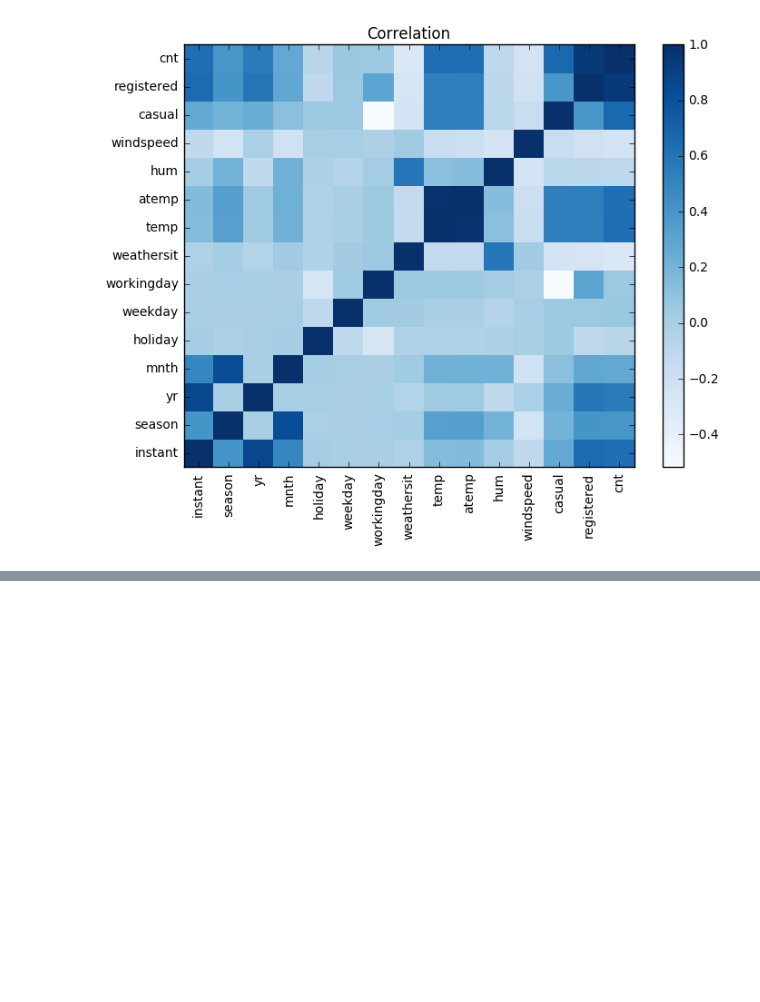
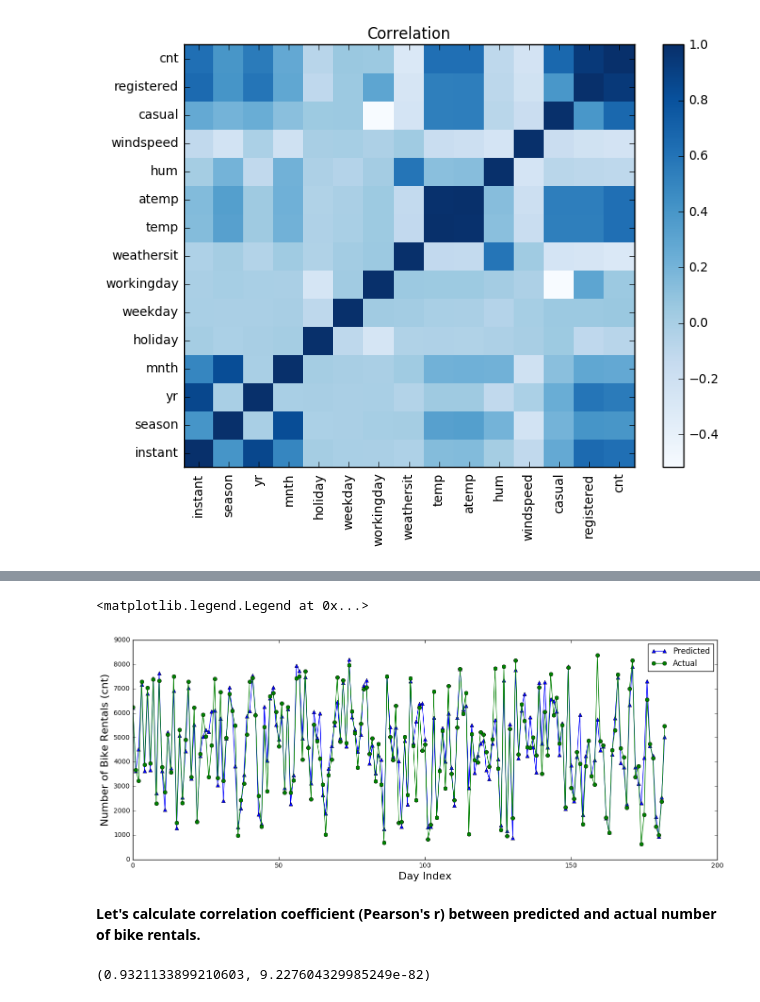
Before and after one commit to ngpraveen/DC_Bike_Sharing, a Jupyter notebook: Bike_Renting.ipynb, the cells around one changed output, grey strips where cells are left out. Cells and saved outputs as stored; diff of their text form; code cells hidden in the pictures; blank space fills up the shorter version.

```diff
--- a/Bike_Renting.ipynb
+++ b/Bike_Renting.ipynb
@@ -229,0 +240,34 @@ ax.tick_params( 'right')
+# %%
+from sklearn.model_selection import train_test_split
+from sklearn.ensemble import RandomForestRegressor
+
+#day.drop('dteday', axis=1, inplace=True)
+X = day.drop(['instant','dteday', 'registered', 'casual'], axis=1)
+cols = X.columns.tolist()[:-1]
+
+y=day['cnt'].values
+X_train, X_test, y_train, y_test = train_test_split(X[cols], y, test_size=0.25, random_state = 122)
+
+#X_test.shape
+reg = RandomForestRegressor()
+
+reg.fit(X_train, y_train)
+
+reg_preds = reg.predict(X_test)
+
+plt.figure(figsize=(16,6))
+plt.plot(reg_preds, '^-', label='Predicted')
+plt.plot( y_test, 'o-', label='Actual')
+plt.xlabel('Day Index', fontsize = 16)
+plt.ylabel('Number of Bike Rentals (cnt)', fontsize = 16)
+plt.legend()
+# %% [output]
+<matplotlib.legend.Legend at 0x...>
+[figure, added]
+# %% [markdown]
+**Let's calculate correlation coefficient (Pearson's r) between predicted and actual number of bike rentals.**
+# %%
+import scipy
+scipy.stats.pearsonr(x=y_test, y=reg_preds)
+# %% [output]
+(0.9321133899210603, 9.227604329985249e-82)
```
Also changed, not shown: parts of 4 cells of this notebook.
